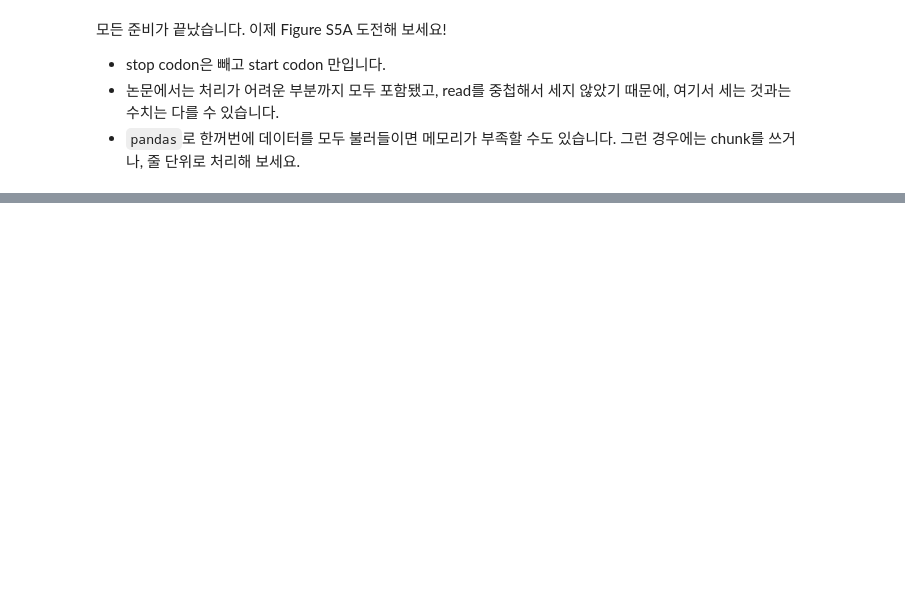
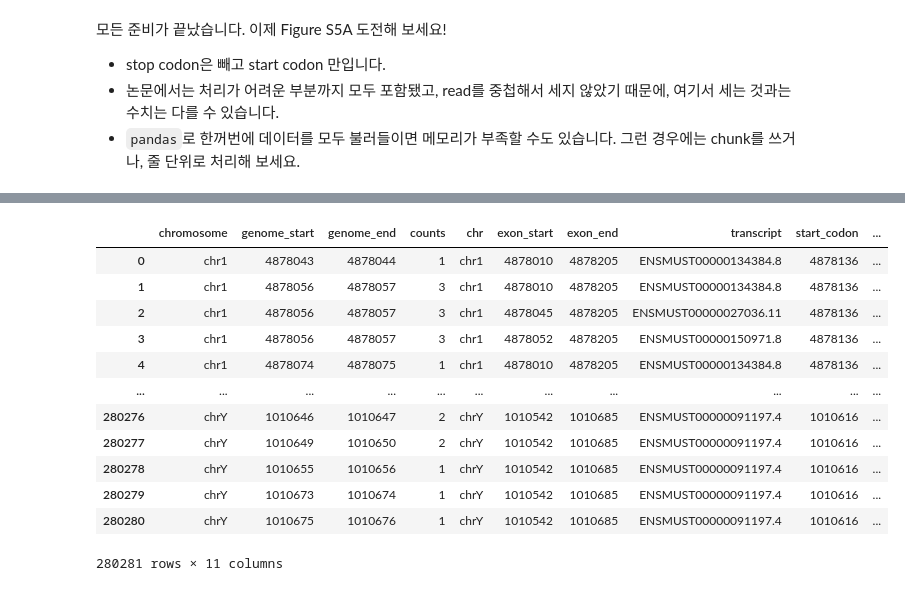
Before and after one commit to heomanism/Bioinformatics1, a Jupyter notebook: Proj2/CoLab_TermProj_2022_2.ipynb, the cells around one changed output, grey strips where cells are left out. Cells and saved outputs as stored; diff of their text form; code cells hidden in the pictures; blank space fills up the shorter version.

```diff
--- a/Proj2/CoLab_TermProj_2022_2.ipynb
+++ b/Proj2/CoLab_TermProj_2022_2.ipynb
@@ -277,0 +356,23 @@ chr1    4878103 4878104 1       chr1    4878045 4878205 ENSMUST00000027036.11
+# %%
+## Changing Column data
+publication_siLuc_data.columns = ['chromosome','genome_start','genome_end','counts','chr','exon_start','exon_end','transcript','start_codon','strand']
+publication_siLin28a_data.columns = ['chromosome','genome_start','genome_end','counts','chr','exon_start','exon_end','transcript','start_codon','strand']
+# %%
+publication_siLuc_data['Relative_start']= publication_siLuc_data["genome_start"] - publication_siLuc_data['start_codon']
+publication_siLin28a_data['Relative_start']= publication_siLin28a_data["genome_start"] - publication_siLin28a_data['start_codon']
+# %%
+publication_siLin28a_data
+# %% [output]
+|  | chromosome | genome_start | genome_end | counts | chr | exon_start | exon_end | transcript | start_codon | ... |
+| 0 | chr1 | 4878043 | 4878044 | 1 | chr1 | 4878010 | 4878205 | ENSMUST00000134384.8 | 4878136 | ... |
+| 1 | chr1 | 4878056 | 4878057 | 3 | chr1 | 4878010 | 4878205 | ENSMUST00000134384.8 | 4878136 | ... |
+| 2 | chr1 | 4878056 | 4878057 | 3 | chr1 | 4878045 | 4878205 | ENSMUST00000027036.11 | 4878136 | ... |
+| 3 | chr1 | 4878056 | 4878057 | 3 | chr1 | 4878052 | 4878205 | ENSMUST00000150971.8 | 4878136 | ... |
+| 4 | chr1 | 4878074 | 4878075 | 1 | chr1 | 4878010 | 4878205 | ENSMUST00000134384.8 | 4878136 | ... |
+| ... | ... | ... | ... | ... | ... | ... | ... | ... | ... | ... |
+| 280276 | chrY | 1010646 | 1010647 | 2 | chrY | 1010542 | 1010685 | ENSMUST00000091197.4 | 1010616 | ... |
+| 280277 | chrY | 1010649 | 1010650 | 2 | chrY | 1010542 | 1010685 | ENSMUST00000091197.4 | 1010616 | ... |
+| 280278 | chrY | 1010655 | 1010656 | 1 | chrY | 1010542 | 1010685 | ENSMUST00000091197.4 | 1010616 | ... |
+| 280279 | chrY | 1010673 | 1010674 | 1 | chrY | 1010542 | 1010685 | ENSMUST00000091197.4 | 1010616 | ... |
+| 280280 | chrY | 1010675 | 1010676 | 1 | chrY | 1010542 | 1010685 | ENSMUST00000091197.4 | 1010616 | ... |
+280281 rows × 11 columns
```
Also changed, not shown: parts of 27 cells of this notebook.
